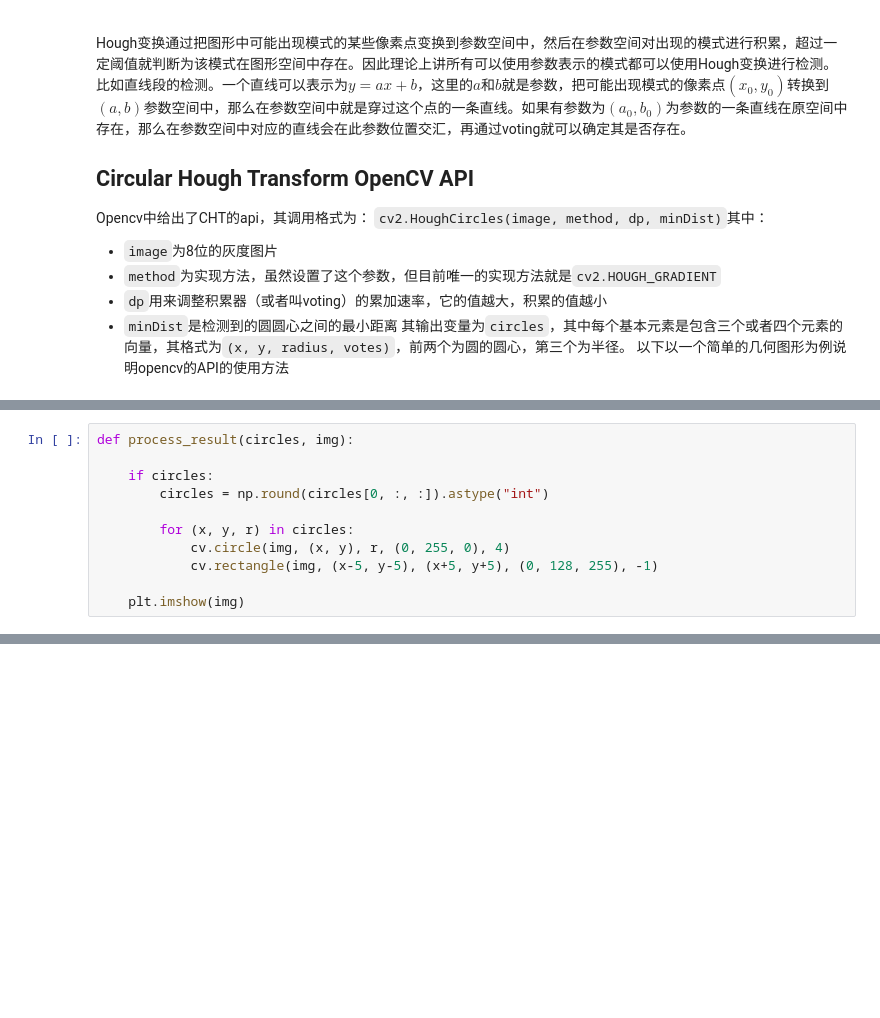
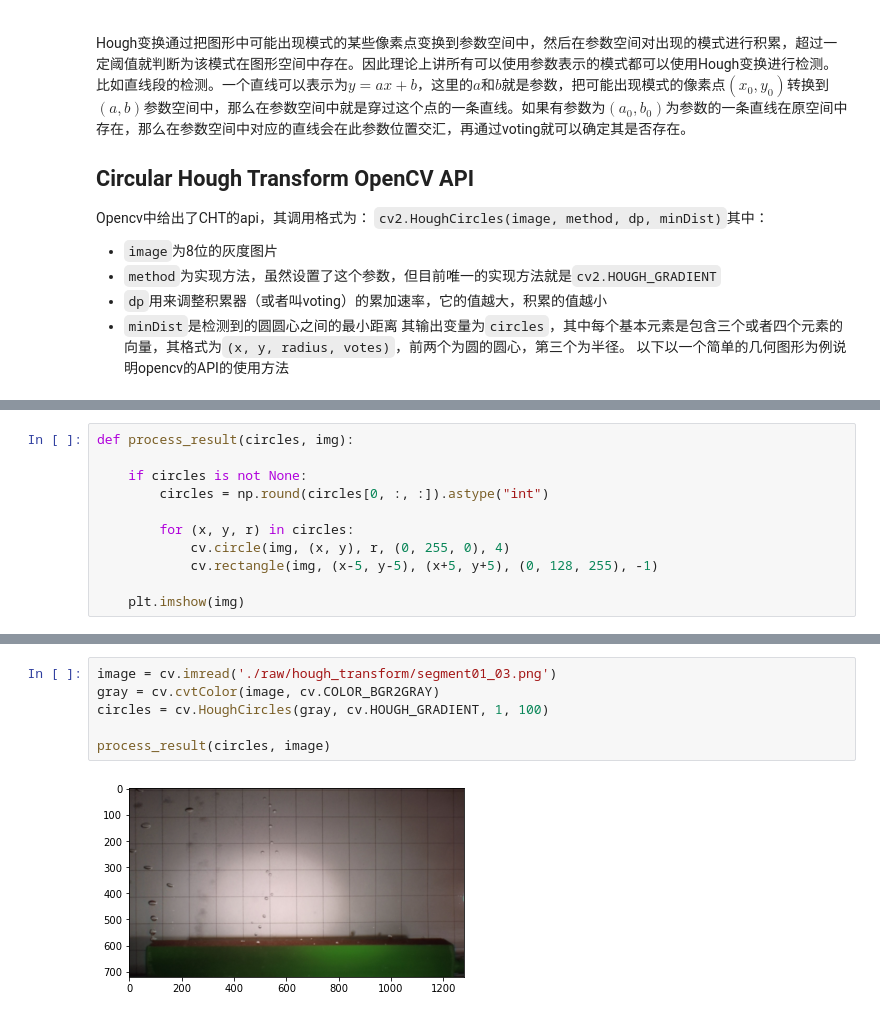
Before and after one commit to liushuduo/python__object-detection, a Jupyter notebook: tutorials/Hough_Transform.ipynb, the cells around one changed output, grey strips where cells are left out. Saved outputs shown, nothing was run; the diff lists cells and outputs as text; blank space fills up the shorter version.

Commit message:
finish hough transform

```diff
--- a/tutorials/Hough_Transform.ipynb
+++ b/tutorials/Hough_Transform.ipynb
@@ -23,7 +36,7 @@ circles = cv.HoughCircles(gray, cv.HOUGH_GRADIENT, 1.2, 100)
 # %%
 def process_result(circles, img):
 
-    if circles:
+    if circles is not None:
         circles = np.round(circles[0, :, :]).astype("int")
 
         for (x, y, r) in circles:
@@ -37,0 +51,8 @@ ValueError: The truth value of an array with more than one element is ambiguous.
+# %%
+image = cv.imread('./raw/hough_transform/segment01_03.png')
+gray = cv.cvtColor(image, cv.COLOR_BGR2GRAY)
+circles = cv.HoughCircles(gray, cv.HOUGH_GRADIENT, 1, 100)
+
+process_result(circles, image)
+# %% [output]
+[figure, added]
```
Also changed, not shown: parts of 2 cells of this notebook.
